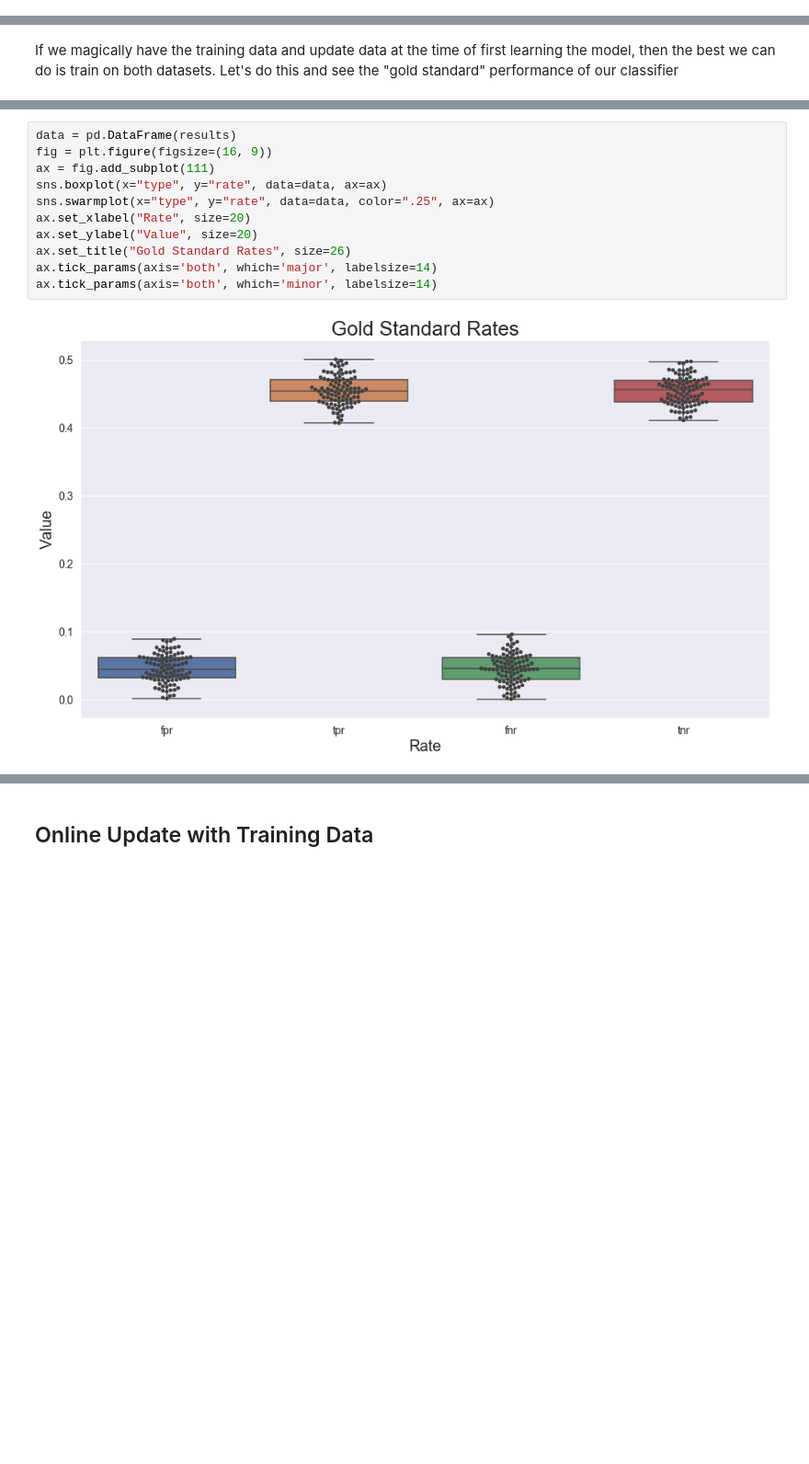
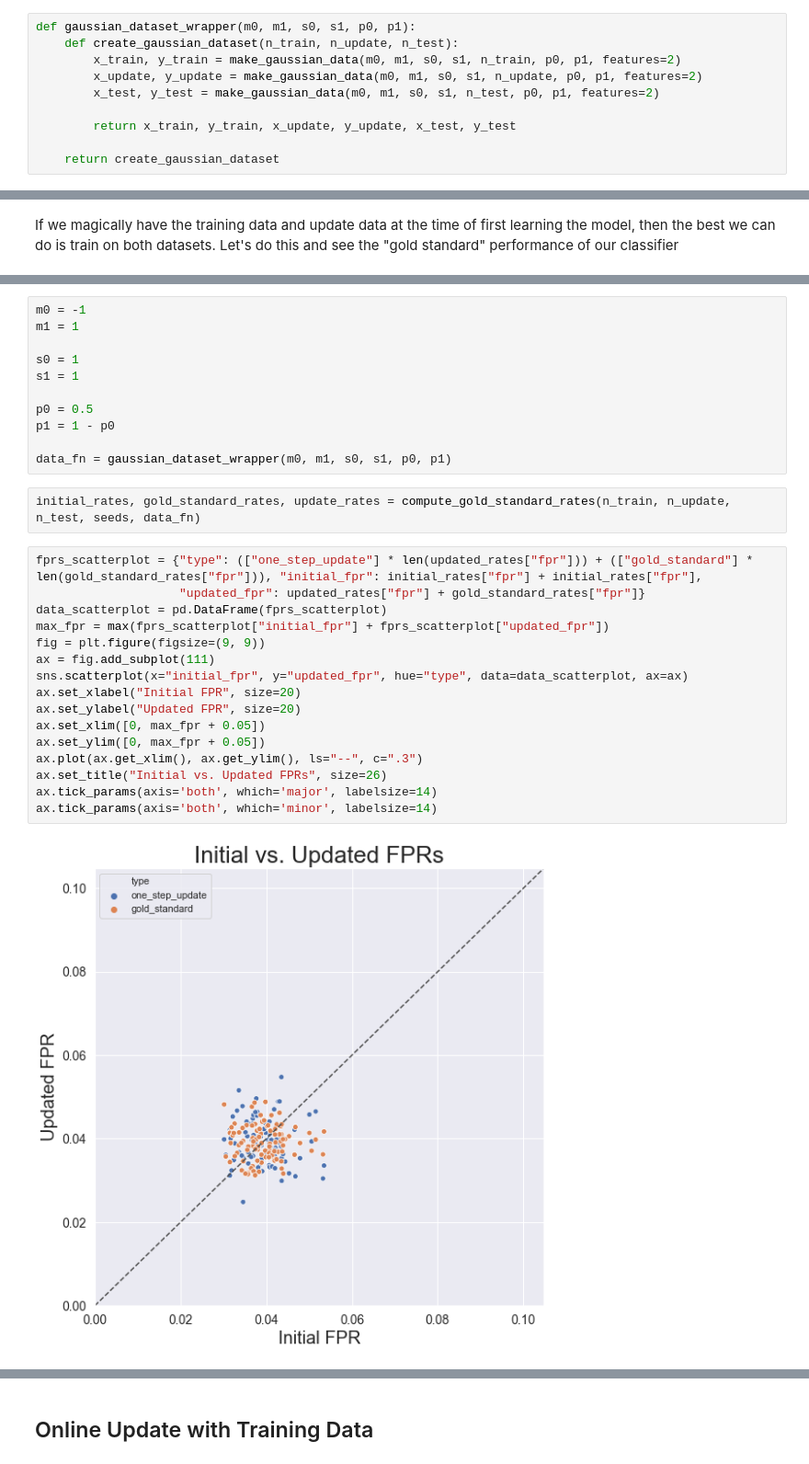
Before and after one commit to georgeadam/feedback_loops, a Jupyter notebook: history_effect.ipynb, the cells around one changed output, grey strips where cells are left out. Shown at 92% size. Drawn from its saved outputs; the diff is of its cells as text; blank space fills up the shorter version.

```diff
--- a/history_effect.ipynb
+++ b/history_effect.ipynb
@@ -69,3 +156,13 @@ def train_update_loop(n_train, n_update, n_test, update_fn, num_updates, train_p
+# %%
+def gaussian_dataset_wrapper(m0, m1, s0, s1, p0, p1):
+    def create_gaussian_dataset(n_train, n_update, n_test):
+        x_train, y_train = make_gaussian_data(m0, m1, s0, s1, n_train, p0, p1, features=2)
+        x_update, y_update = make_gaussian_data(m0, m1, s0, s1, n_update, p0, p1, features=2)
+        x_test, y_test = make_gaussian_data(m0, m1, s0, s1, n_test, p0, p1, features=2)
+
+        return x_train, y_train, x_update, y_update, x_test, y_test
+
+    return create_gaussian_dataset
 # %%
 def results_to_dataframe(initial_results, updated_results, num_updates, train_percentages):
     data = {"type": [], "rate": [], "time": [], "updates": [], "train_percentage": []}
@@ -127,13 +227,31 @@ for key in gold_standard.keys():
+# %%
+m0 = -1
+m1 = 1
+
+s0 = 1
+s1 = 1
+
+p0 = 0.5
+p1 = 1 - p0
+
+data_fn = gaussian_dataset_wrapper(m0, m1, s0, s1, p0, p1)
+# %%
+initial_rates, gold_standard_rates, update_rates = compute_gold_standard_rates(n_train, n_update, n_test, seeds, data_fn)
 # %%
-data = pd.DataFrame(results)
-fig = plt.figure(figsize=(16, 9))
+fprs_scatterplot = {"type": (["one_step_update"] * len(updated_rates["fpr"])) + (["gold_standard"] * len(gold_standard_rates["fpr"])), "initial_fpr": initial_rates["fpr"] + initial_rates["fpr"],
+                    "updated_fpr": updated_rates["fpr"] + gold_standard_rates["fpr"]}
+data_scatterplot = pd.DataFrame(fprs_scatterplot)
+max_fpr = max(fprs_scatterplot["initial_fpr"] + fprs_scatterplot["updated_fpr"])
+fig = plt.figure(figsize=(9, 9))
 ax = fig.add_subplot(111)
-sns.boxplot(x="type", y="rate", data=data, ax=ax)
-sns.swarmplot(x="type", y="rate", data=data, color=".25", ax=ax)
-ax.set_xlabel("Rate", size=20)
-ax.set_ylabel("Value", size=20)
-ax.set_title("Gold Standard Rates", size=26)
+sns.scatterplot(x="initial_fpr", y="updated_fpr", hue="type", data=data_scatterplot, ax=ax)
+ax.set_xlabel("Initial FPR", size=20)
+ax.set_ylabel("Updated FPR", size=20)
+ax.set_xlim([0, max_fpr + 0.05])
+ax.set_ylim([0, max_fpr + 0.05])
+ax.plot(ax.get_xlim(), ax.get_ylim(), ls="--", c=".3")
+ax.set_title("Initial vs. Updated FPRs", size=26)
 ax.tick_params(axis='both', which='major', labelsize=14)
 ax.tick_params(axis='both', which='minor', labelsize=14)
 # %% [output]
-[figure, old version]
+[figure, new version]
```
Also changed, not shown: parts of 35 cells of this notebook, 2 other files.
